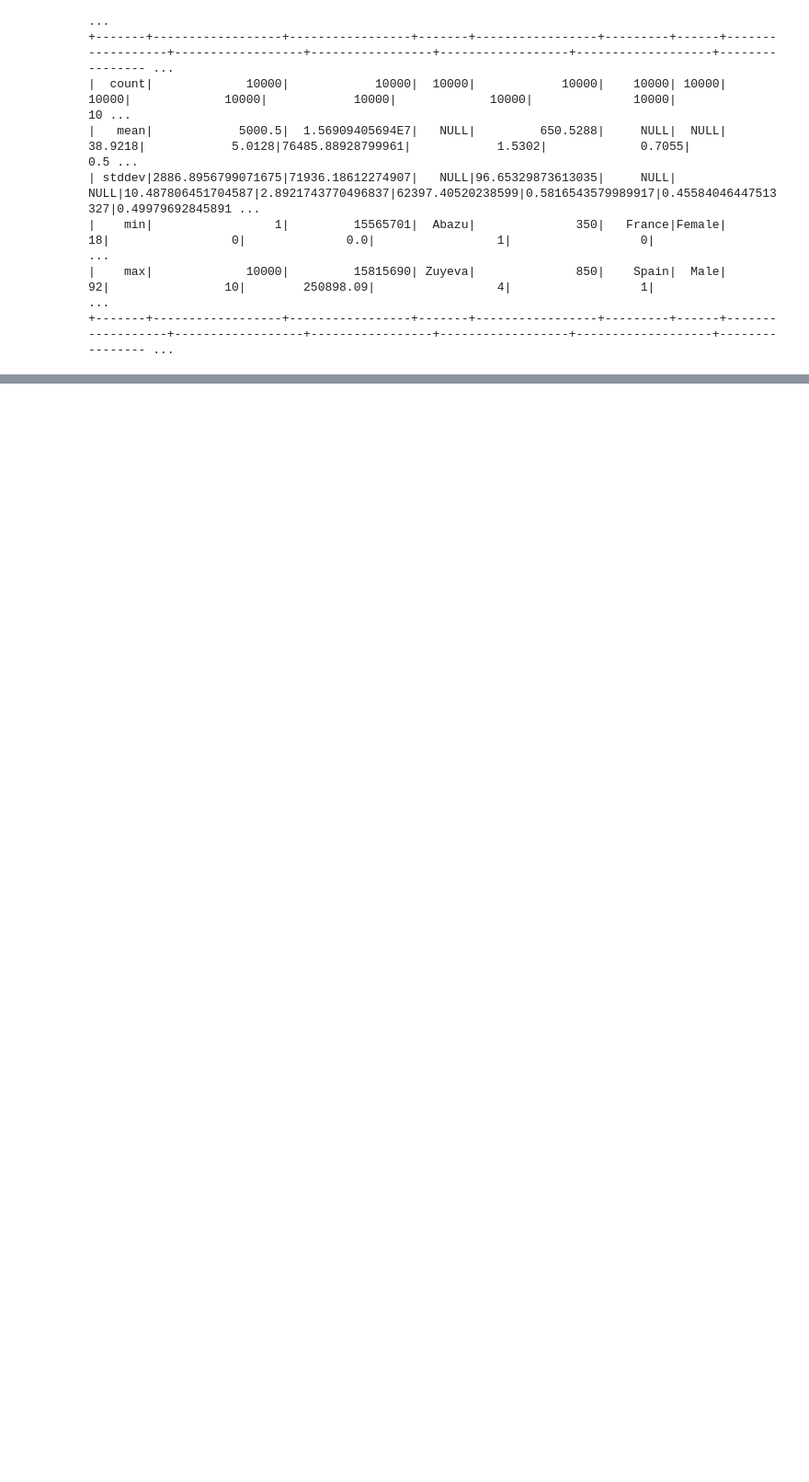
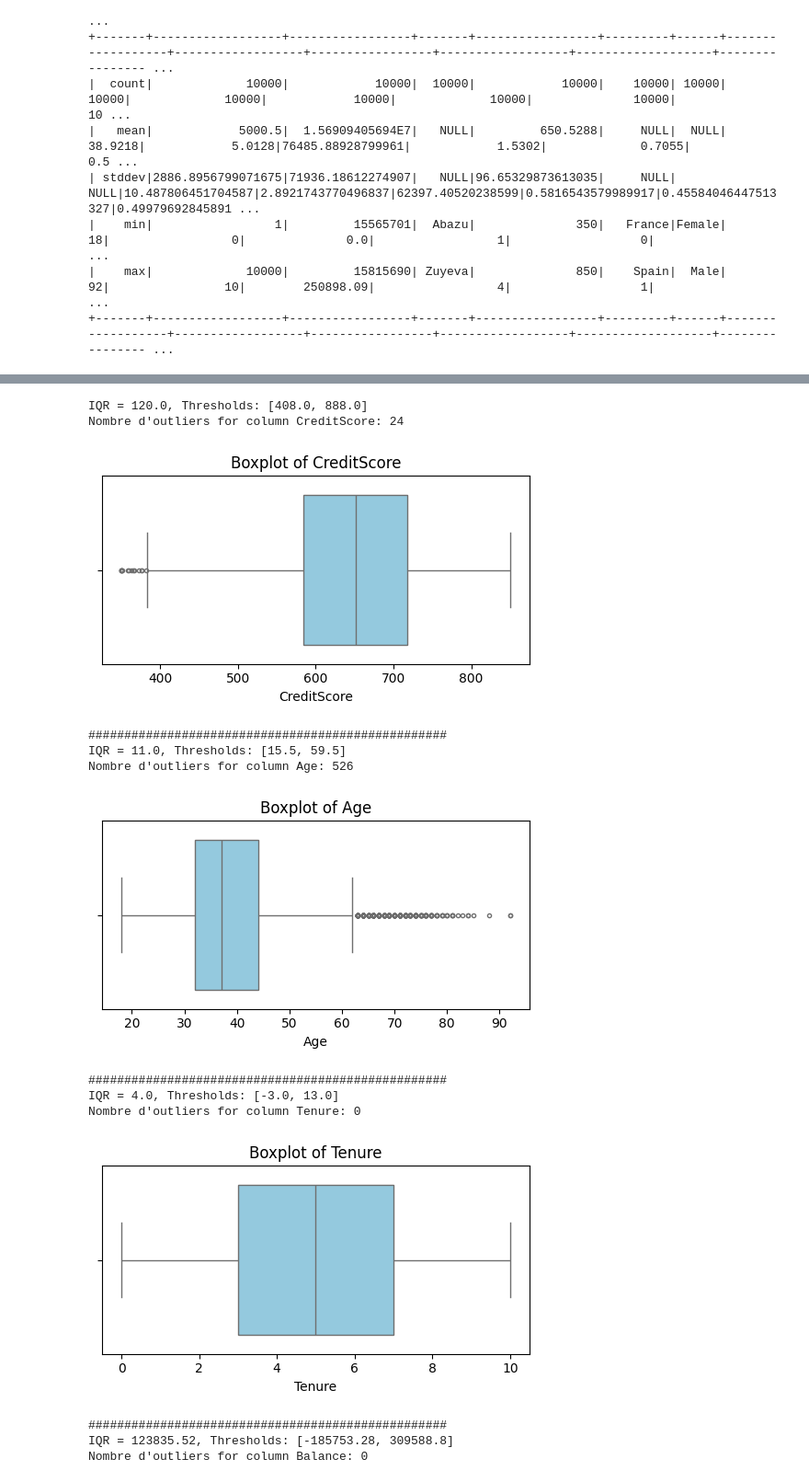
Before and after one commit to mohammedip/Pr-diction-de-l-Attrition-Client-Bancaire, a Jupyter notebook: index.ipynb, the cells around one changed output, grey strips where cells are left out. Shown at 92% size. Saved outputs shown, nothing was run; the diff lists cells and outputs as text; code cells hidden in the pictures; blank space fills up the shorter version.

```diff
--- a/index.ipynb
+++ b/index.ipynb
@@ -1,6 +1,6 @@
 # %%
 from pyspark.sql import SparkSession
-spark = SparkSession.builder.config("spark.sql.shuffle.partitions", "8").config("spark.executor.memory", "2g").getOrCreate()
+spark = SparkSession.builder.appName("Spark_Project").config("spark.sql.shuffle.partitions", "8").config("spark.executor.memory", "2g").getOrCreate()
 
 df = spark.read.csv('data.csv',header=True,inferSchema=True)
 # %%
@@ -55,0 +68,52 @@ df.select()
+# %%
+from pyspark.sql.functions import col
+from pyspark.sql.types import NumericType
+import matplotlib.pyplot as plt
+import seaborn as sns
+
+
+
+skipped_columns = ["RowNumber", "CustomerId", "Exited", "HasCrCard", "IsActiveMember"]
+
+for c in df.columns:
+    if not isinstance(df.schema[c].dataType, NumericType) or c in skipped_columns:
+        continue
+
+    quantiles = df.approxQuantile(c, [0.25, 0.75], 0.05)
+    Q1, Q3 = quantiles
+    IQR = Q3 - Q1
+
+    lower_bound = Q1 - 1.5 * IQR
+    upper_bound = Q3 + 1.5 * IQR
+
+    print(f"IQR = {IQR}, Thresholds: [{lower_bound}, {upper_bound}]")
+
+    outliers = df.filter((col(c) < lower_bound) | (col(c) > upper_bound))
+    outlier_count = outliers.count()
+    print(f"Nombre d'outliers for column {c}: {outlier_count}")
+
+    sample_pd = df.select(c).toPandas()
+
+    plt.figure(figsize=(5, 3))
+    sns.boxplot(x=sample_pd[c], color="skyblue", fliersize=3)
+    plt.title(f"Boxplot of {c}")
+    plt.xlabel(c)
+    plt.tight_layout()
+    plt.show()
+
+    print('#' * 50)
+# %% [output]
+IQR = 120.0, Thresholds: [408.0, 888.0]
+Nombre d'outliers for column CreditScore: 24
+[figure, added]
+##################################################
+IQR = 11.0, Thresholds: [15.5, 59.5]
+Nombre d'outliers for column Age: 526
+[figure, added]
+##################################################
+IQR = 4.0, Thresholds: [-3.0, 13.0]
+Nombre d'outliers for column Tenure: 0
+[figure, added]
+##################################################
+IQR = 123835.52, Thresholds: [-185753.28, 309588.8]
+Nombre d'outliers for column Balance: 0
```
Also changed, not shown: parts of 14 cells of this notebook, 1 other file.
